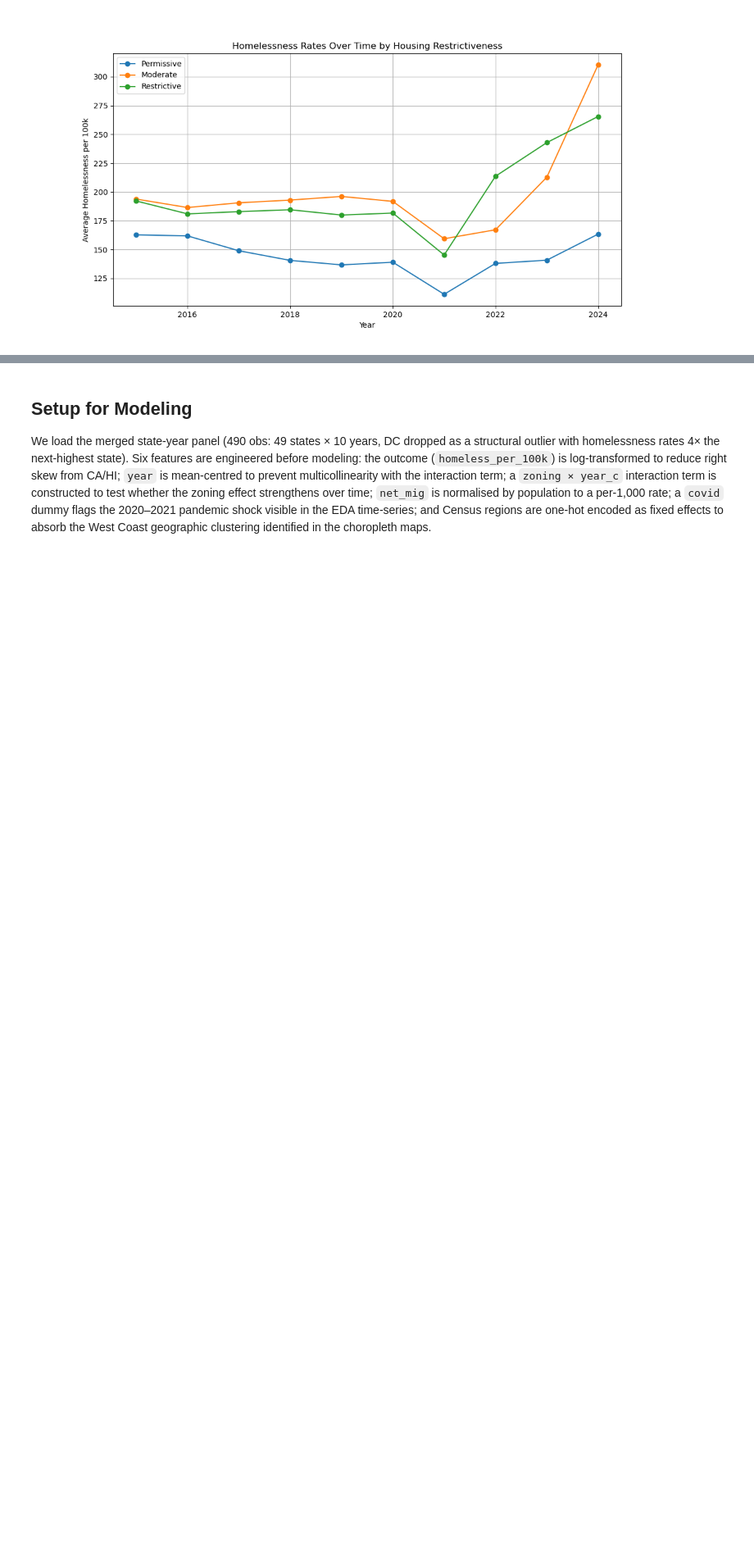
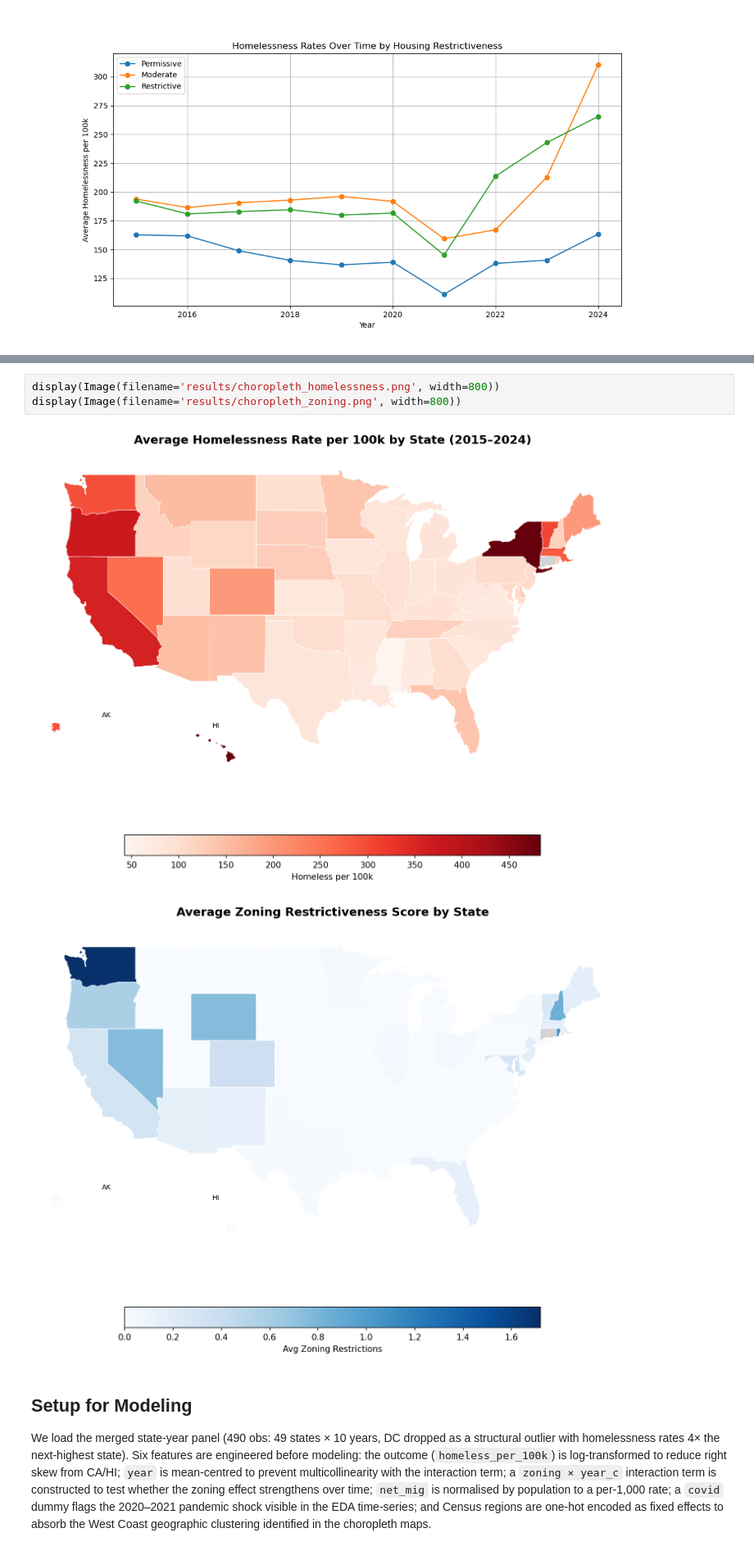
Before and after one commit to COGS108/Group-SP26-085, a Jupyter notebook: 03-FinalProject.ipynb, the cells around one changed output, grey strips where cells are left out. Shown at 82% size. Drawn from its saved outputs; the diff is of its cells as text; blank space fills up the shorter version.

Commit message:
added choropleths

```diff
--- a/03-FinalProject.ipynb
+++ b/03-FinalProject.ipynb
@@ -181,3 +184,9 @@ display(Image(filename='results/homelessness_rates_over_time_line.png', width=80
+# %%
+display(Image(filename='results/choropleth_homelessness.png', width=800))
+display(Image(filename='results/choropleth_zoning.png', width=800))
+# %% [output]
+[figure, added]
+[figure, added]
 # %% [markdown]
 ## Setup for Modeling
 
```
Also changed, not shown: parts of 5 cells of this notebook, 1 other file.
